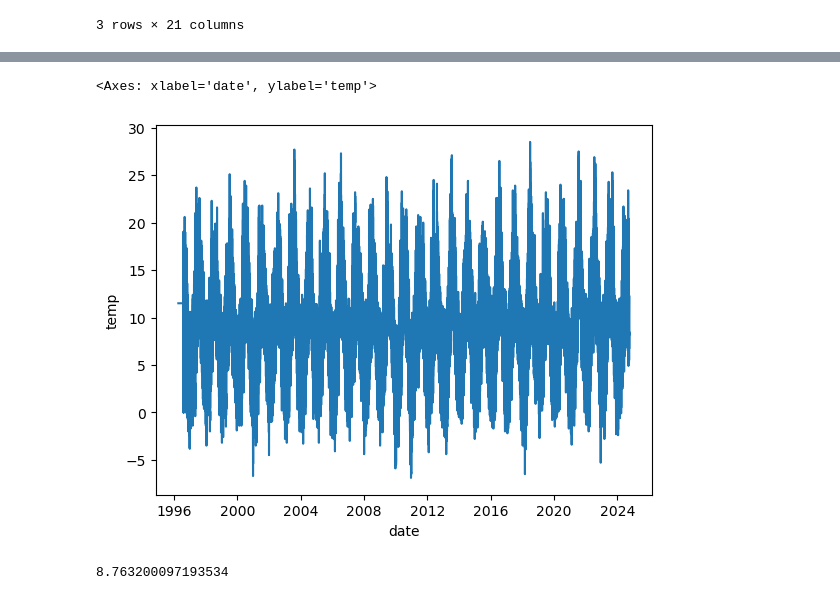
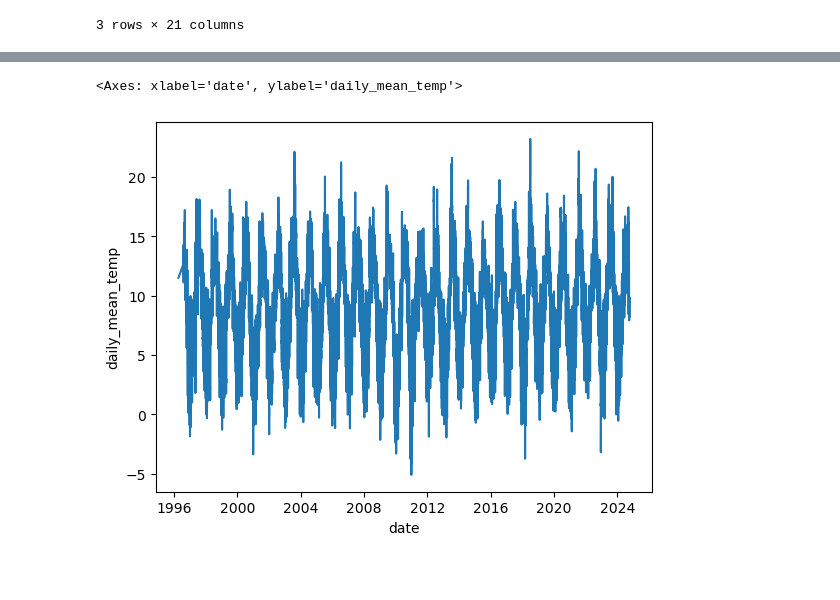
Before and after one commit to FatimaBOliveira/Programming-for-data-analytics, a Jupyter notebook: Assignments/assignment_6_Weather.ipynb, the cells around one changed output, grey strips where cells are left out. Cells and saved outputs as stored; diff of their text form; code cells hidden in the pictures; blank space fills up the shorter version.

Commit message:
Assignment 6, daily and monthly mean temperature plots.

```diff
--- a/Assignments/assignment_6_Weather.ipynb
+++ b/Assignments/assignment_6_Weather.ipynb
@@ -59,0 +77,16 @@ import seaborn as sns
+# %%
+# Calculate the mean temperature for each day.
+days= df["date"].dt.strftime("%Y-%m-%d")
+daily_mean_temp = df.groupby(days)["temp"].transform("mean")
+
+# Create a new column in the original DataFrame.
+df["daily_mean_temp"] = daily_mean_temp
+
+# Check.
+df.head(3)
+
+# # https://pandas.pydata.org/docs/reference/api/pandas.Series.dt.strftime.html
+# https://realpython.com/pandas-groupby/
+# https://pandas.pydata.org/docs/reference/api/pandas.DataFrame.groupby.html
+# https://pandas.pydata.org/docs/reference/api/pandas.core.groupby.DataFrameGroupBy.transform.html
+# https://pandas.pydata.org/docs/user_guide/groupby.html#the-transform-method
@@ -60,9 +99,6 @@ import seaborn as sns
 # %%
-sns.lineplot(data=df, x="date", y="temp")
+# Plot.
+sns.lineplot(data=df, x="date", y="daily_mean_temp")
 # %% [output]
-<Axes: xlabel='date', ylabel='temp'>
+<Axes: xlabel='date', ylabel='daily_mean_temp'>
-[figure, old version]
+[figure, new version]
-# %%
-df["temp"].mean()
-# %% [output]
-8.763200097193534
```
Also changed, not shown: parts of 12 cells of this notebook.
